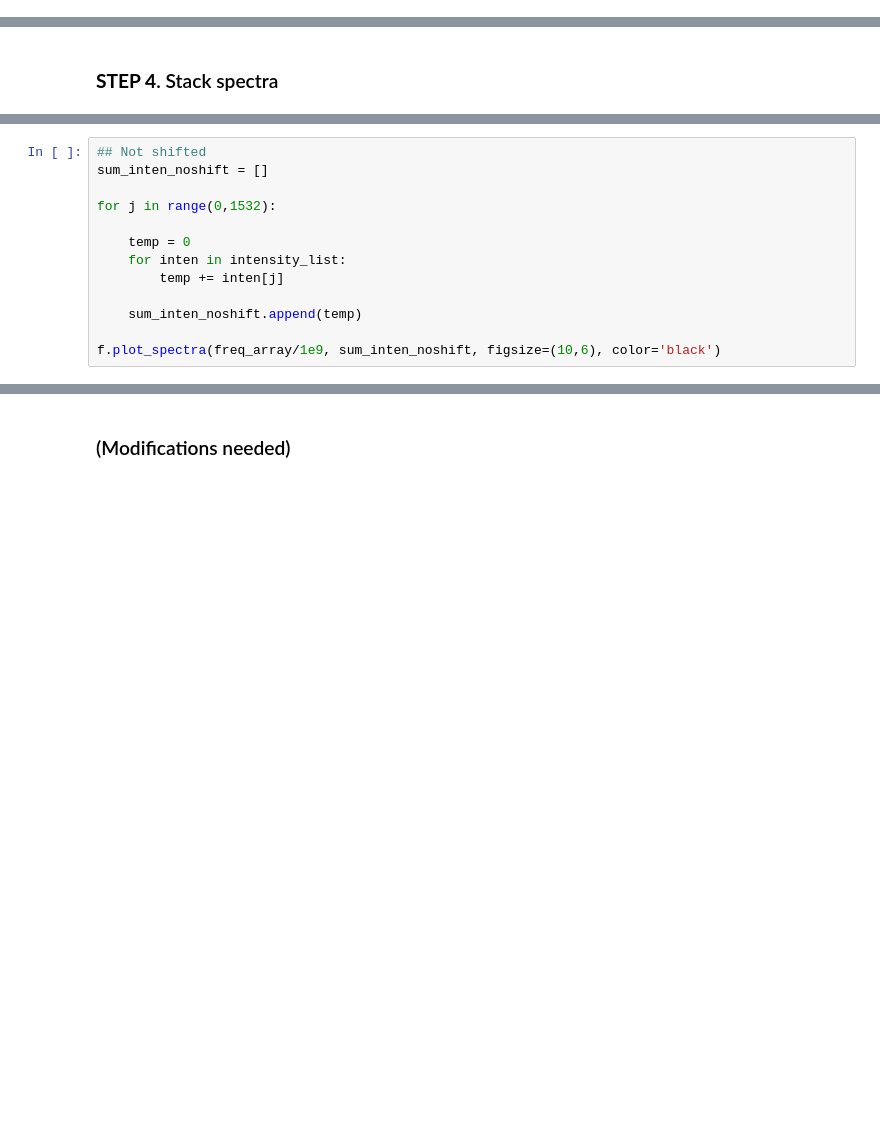
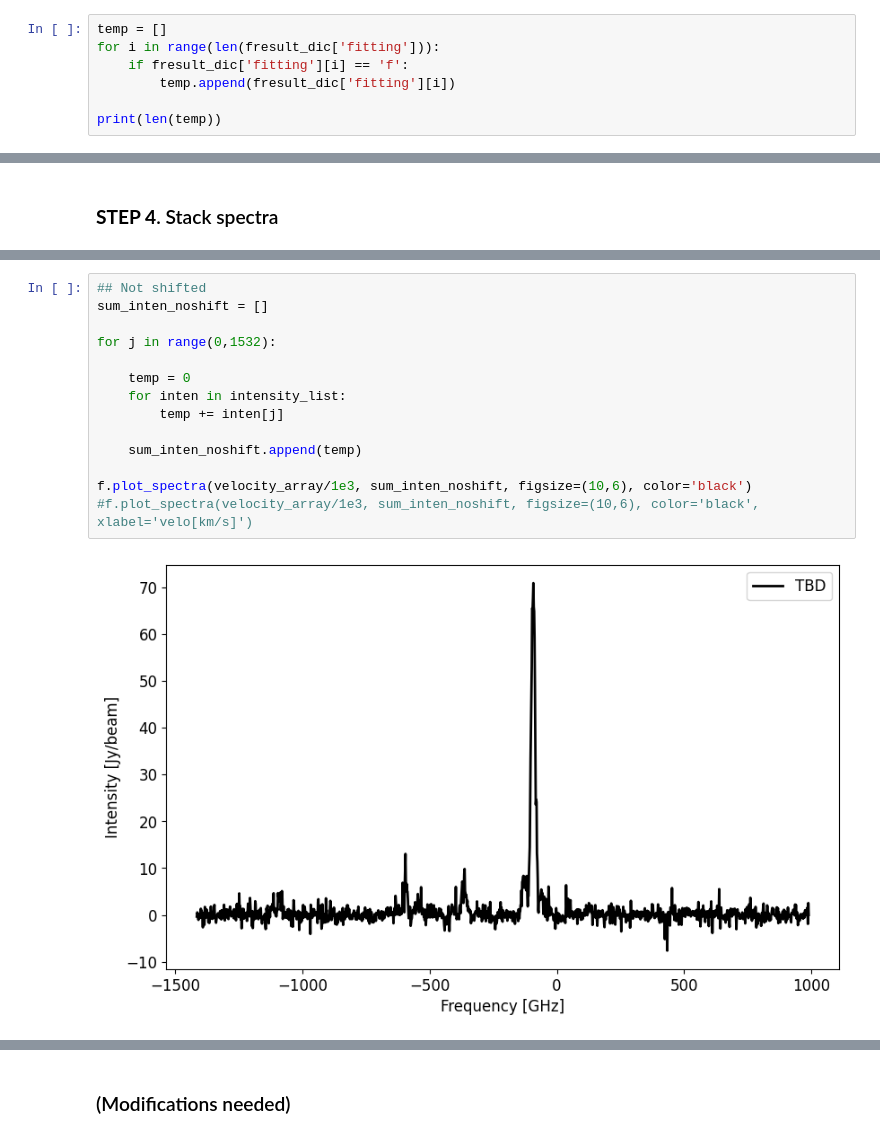
Before and after one commit to tcc2003/astroimagAna, a Jupyter notebook: spectraAna_0.ipynb, the cells around one changed output, grey strips where cells are left out. Cells and saved outputs as stored; diff of their text form; blank space fills up the shorter version.

```diff
--- a/spectraAna_0.ipynb
+++ b/spectraAna_0.ipynb
@@ -112,0 +148,7 @@ for i in range(len(data_decomposed['means_fit'])): # i = pixel number(not compon
+# %%
+temp = []
+for i in range(len(fresult_dic['fitting'])):
+    if fresult_dic['fitting'][i] == 'f':
+        temp.append(fresult_dic['fitting'][i])
+
+print(len(temp))
@@ -245,13 +348,16 @@ f.plot_spectra(newf_array/1e9, summed_intensity, figsize=(10,6), color='black')
 # %%
 ## Not shifted
 sum_inten_noshift = []
 
 for j in range(0,1532):
 
     temp = 0
     for inten in intensity_list:
         temp += inten[j]
 
     sum_inten_noshift.append(temp)
 
-f.plot_spectra(freq_array/1e9, sum_inten_noshift, figsize=(10,6), color='black')
+f.plot_spectra(velocity_array/1e3, sum_inten_noshift, figsize=(10,6), color='black')
+#f.plot_spectra(velocity_array/1e3, sum_inten_noshift, figsize=(10,6), color='black', xlabel='velo[km/s]')
+# %% [output]
+[figure, added]
```
Also changed, not shown: parts of 32 cells of this notebook.
